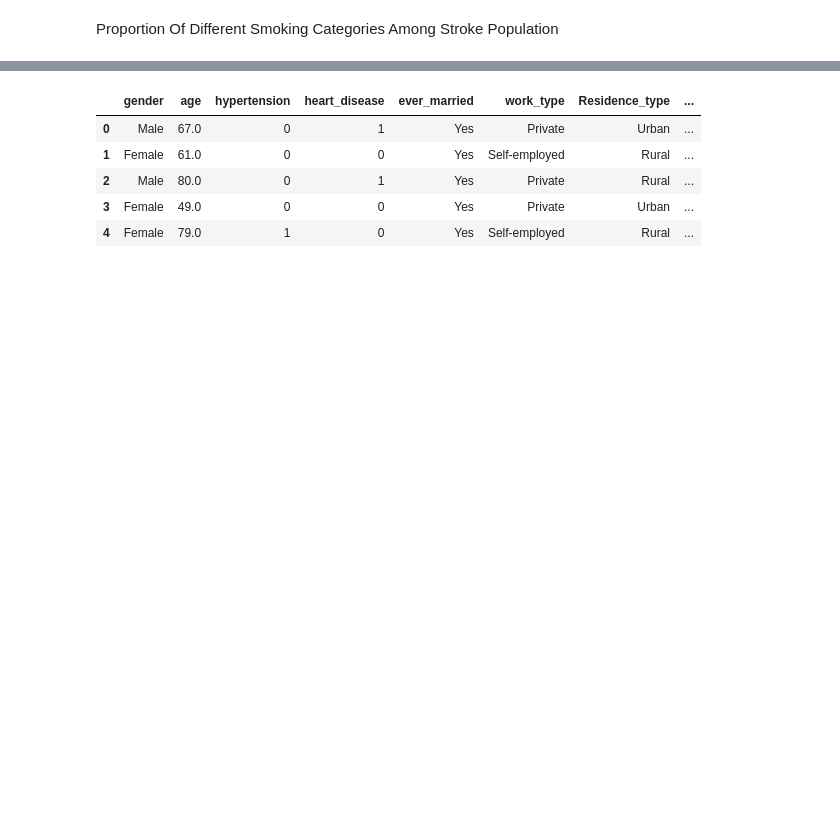
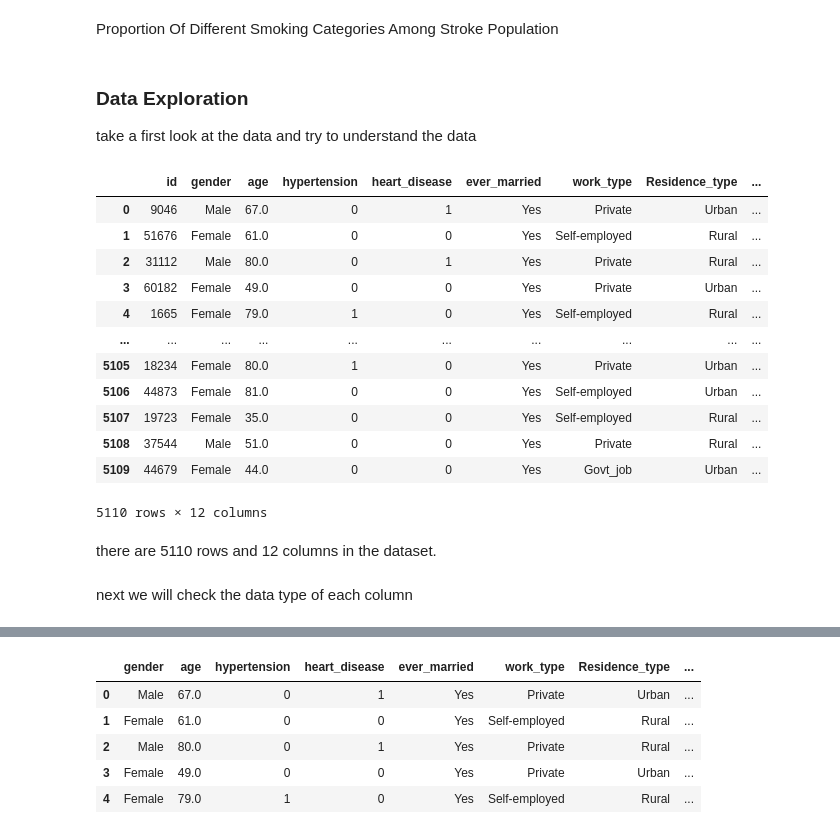
Before and after one commit to IT21925290/FDM_Mini_Project, a Jupyter notebook: Script&model/StrokeScript.ipynb, the cells around one changed output, grey strips where cells are left out. Cells and saved outputs as stored; diff of their text form; code cells hidden in the pictures; blank space fills up the shorter version.

```diff
--- a/Script&model/StrokeScript.ipynb
+++ b/Script&model/StrokeScript.ipynb
@@ -34,0 +37,23 @@ data = origin_data.copy()
+# %% [markdown]
+
+### Data Exploration
+take a first look at the data and try to understand the data
+# %%
+data
+# %% [output]
+|  | id | gender | age | hypertension | heart_disease | ever_married | work_type | Residence_type | ... |
+| 0 | 9046 | Male | 67.0 | 0 | 1 | Yes | Private | Urban | ... |
+| 1 | 51676 | Female | 61.0 | 0 | 0 | Yes | Self-employed | Rural | ... |
+| 2 | 31112 | Male | 80.0 | 0 | 1 | Yes | Private | Rural | ... |
+| 3 | 60182 | Female | 49.0 | 0 | 0 | Yes | Private | Urban | ... |
+| 4 | 1665 | Female | 79.0 | 1 | 0 | Yes | Self-employed | Rural | ... |
+| ... | ... | ... | ... | ... | ... | ... | ... | ... | ... |
+| 5105 | 18234 | Female | 80.0 | 1 | 0 | Yes | Private | Urban | ... |
+| 5106 | 44873 | Female | 81.0 | 0 | 0 | Yes | Self-employed | Urban | ... |
+| 5107 | 19723 | Female | 35.0 | 0 | 0 | Yes | Self-employed | Rural | ... |
+| 5108 | 37544 | Male | 51.0 | 0 | 0 | Yes | Private | Rural | ... |
+| 5109 | 44679 | Female | 44.0 | 0 | 0 | Yes | Govt_job | Urban | ... |
+5110 rows × 12 columns
+# %% [markdown]
+there are 5110 rows and 12 columns in the dataset.<br><br>
+next we will check the data type of each column
```
Also changed, not shown: parts of 21 cells of this notebook, 3 other files.
